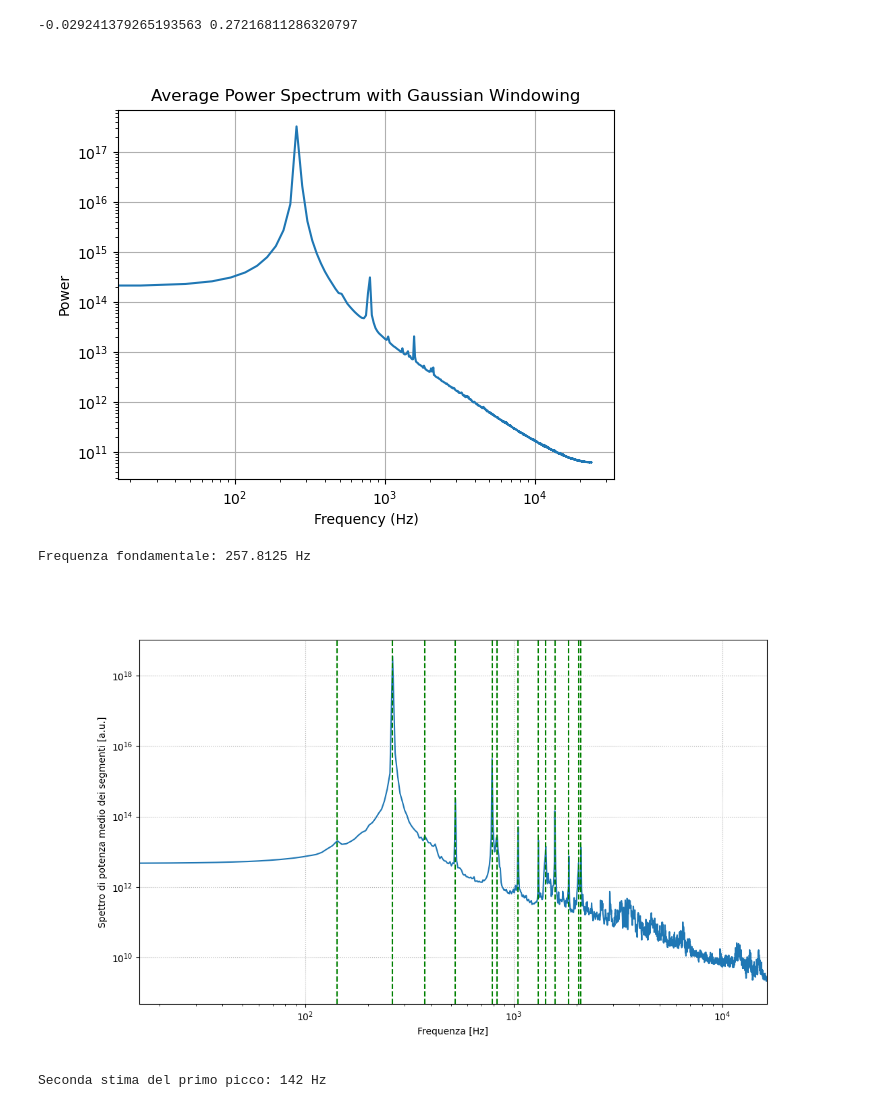
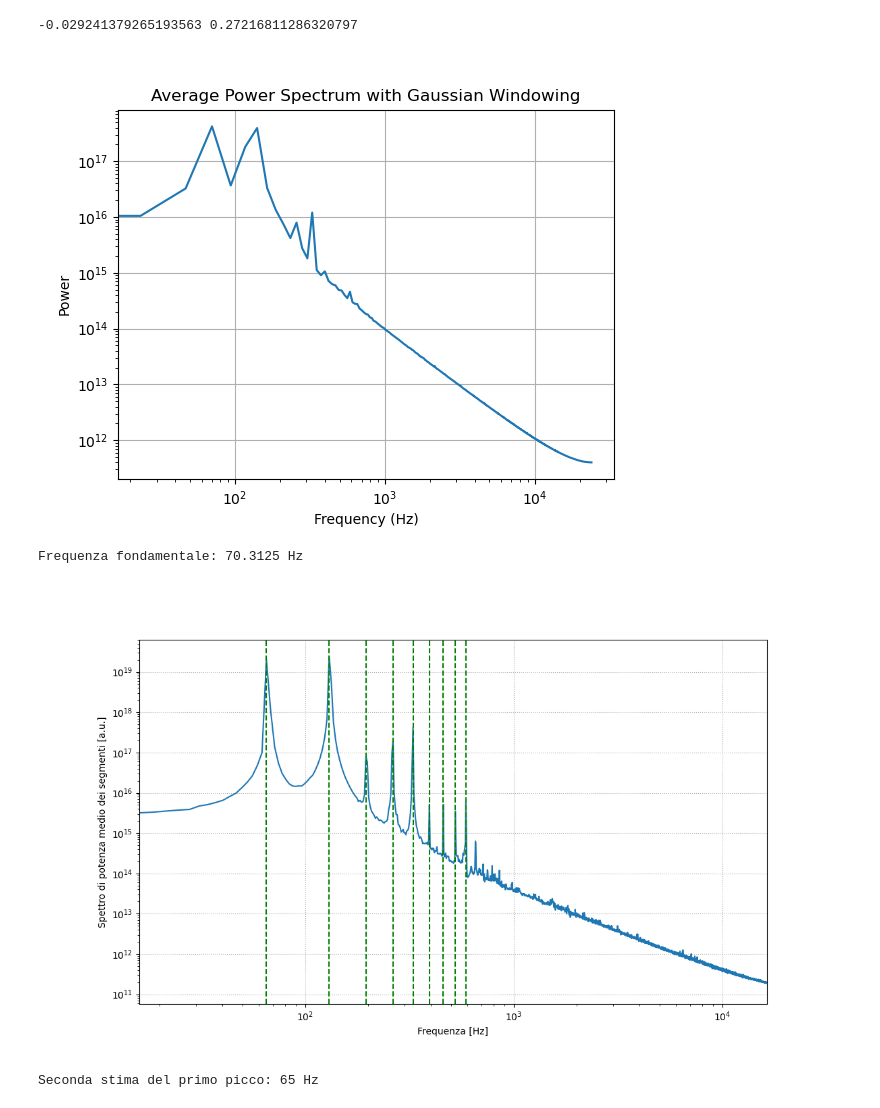
Before and after one commit to maddoc-g/3_organ_clustering, a Jupyter notebook: codice_soft_Alice.ipynb, the cells around one changed output. Cells and saved outputs as stored; diff of their text form; code cells hidden in the pictures.

```diff
--- a/codice_soft_Alice.ipynb
+++ b/codice_soft_Alice.ipynb
@@ -23,7 +23,7 @@ per i file per cui non va bene è perchè a frequenza bassa hanno periodo maggio
 Per automattizzare questa selezione si potrebbe calcolare preventivamente il periodo del segnale e scegliere la dimensione della finestra in base a questo, in modo da avere sempre un numero sufficiente di periodi all'interno di ogni finestra.
 # %%
 # leggiamo un singolo file audio
-rate, note = readwav('./wav_files/note_111.wav')
+rate, note = readwav('./wav_files/note_72.wav')
 # %%
 #togliamo il primo 25% del segnale e l'ultimo 10% e plotto mantenendo i secondi corretti
 note = note[:, 0] # prendo solo un canale se il segnale è stereo
@@ -125,7 +125,7 @@ plt.title('Average Power Spectrum with Gaussian Windowing')
 plt.grid()
 plt.show()
 # %% [output]
-[figure, old version]
+[figure, new version]
 # %%
 # vediamo subito il primo picco
 # facciamo finta che il primo picco è la frequenza fondamentale (per vedere che dopo troviamo vagamente quelli corretti)
@@ -139,10 +139,10 @@ peaks, _ = find_peaks(average_power_spectrum_prev, prominence= prom)
 fundamental_freq = frequencies_2[peaks[0]]
 print('Frequenza fondamentale:', fundamental_freq, 'Hz')
 # %% [output]
-Frequenza fondamentale: 257.8125 Hz
+Frequenza fondamentale: 70.3125 Hz
 # %%
 A = -0.03 # dal fit rudimentale della cella sopra
-B = 0.3
+B = 0.45
 segment_size = int(rate * (A * np.log(fundamental_freq) + B) ) # line importante!
 hop_size = segment_size // 4
 number_of_segments = (len(note) - segment_size) // hop_size + 1
@@ -155,35 +155,35 @@ for i in range(number_of_segments):
     segment = gaussian_window(segment, sigma = 10000)
     # sigma più grande (largo) non migliora né peggiora, sigma più piccolo rovina la risoluzione
     # quindi teniamo questo sigma fisso come compromesso risoluzione-rumore (vedi anche figure sopra)
     # e la risoluzione la aggiustiamo qui solo sulla segment size
     power_spectrum = scipy.fft.rfft(segment)
     power_spectrum = np.abs(power_spectrum)**2
     segments_spectra.append(power_spectrum)
 
 average_power_spectrum = np.mean(segments_spectra, axis = 0)
 frequencies = scipy.fft.rfftfreq(segment.shape[0], d=1/rate)
 prom = 10**(np.floor(np.log10(average_power_spectrum[0]))+0.5) # senza il +1 (provare +0.5 o senza floor ??)
 
 corrected_peaks, _ = find_peaks(average_power_spectrum, prominence = prom)
 frequencies_of_peaks = frequencies[corrected_peaks]
 
 
 plt.figure(figsize=(12,7))
 plt.plot(frequencies, average_power_spectrum)
 for i in frequencies_of_peaks:
     plt.axvline(i, color="g", linestyle="--")
 plt.yscale("log", base=10)
 plt.xscale("log", base=10)
 plt.xlim(2**4, 2**14)
 plt.ylabel("Spettro di potenza medio dei segmenti [a.u.]")
 plt.xlabel("Frequenza [Hz]")
 plt.grid(linestyle = ":")
 plt.show()
 
 print("\nSeconda stima del primo picco: {:.0f} Hz\n".format(frequencies_of_peaks[0]))
 # %% [output]
-[figure, old version]
+[figure, new version]
-Seconda stima del primo picco: 142 Hz
+Seconda stima del primo picco: 65 Hz
 # %%
 # visualizzo power sperctrum prev
 frequencies = np.fft.rfftfreq(segment.shape[0], d=1/rate)
```
Also changed, not shown: parts of 10 cells of this notebook, 1 other file.
